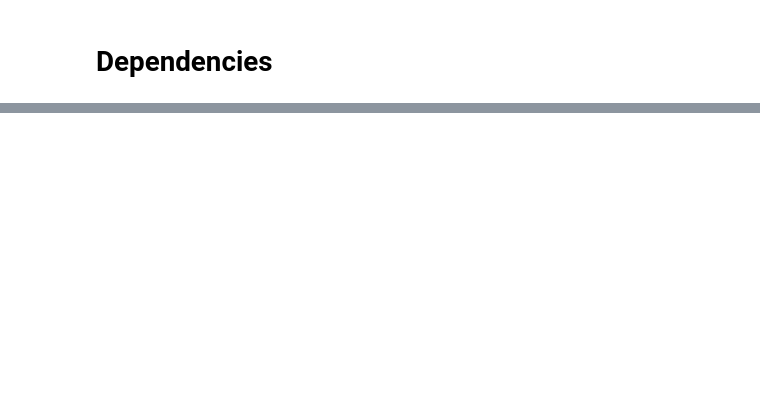
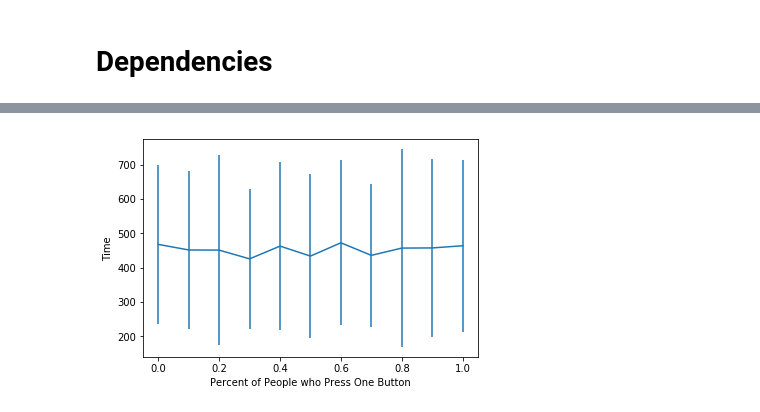
Before and after one commit to jschless/elevatorsim, a Jupyter notebook: ElevatorSim.ipynb, the cells around one changed output, grey strips where cells are left out. Cells and saved outputs as stored; diff of their text form; code cells hidden in the pictures; blank space fills up the shorter version.

```diff
--- a/ElevatorSim.ipynb
+++ b/ElevatorSim.ipynb
@@ -310,0 +335,4 @@ for p in probabilities:
+# %%
+plot_dict(worst_dict)
+# %% [output]
+[figure, added]
```
Also changed, not shown: parts of 35 cells of this notebook.
